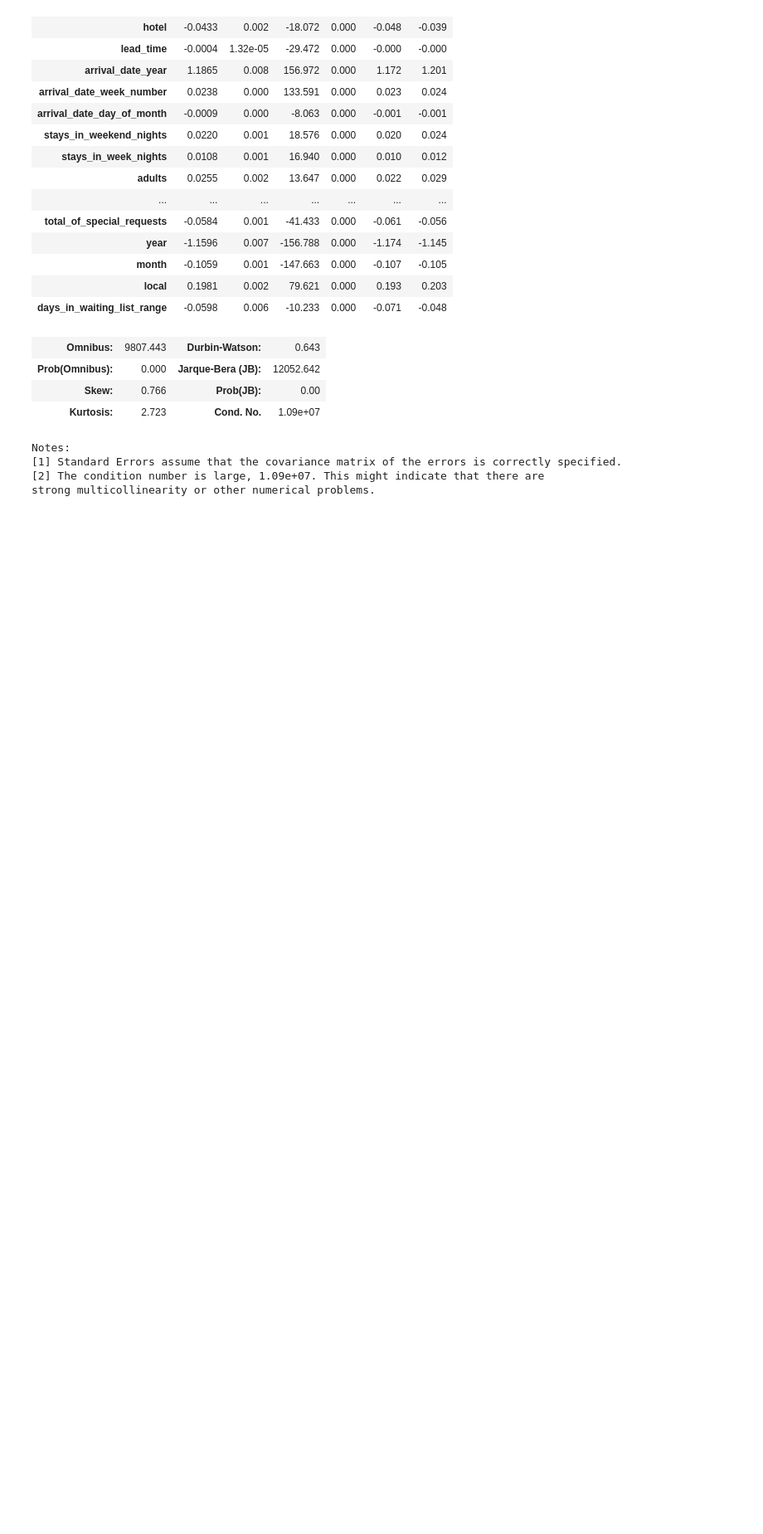
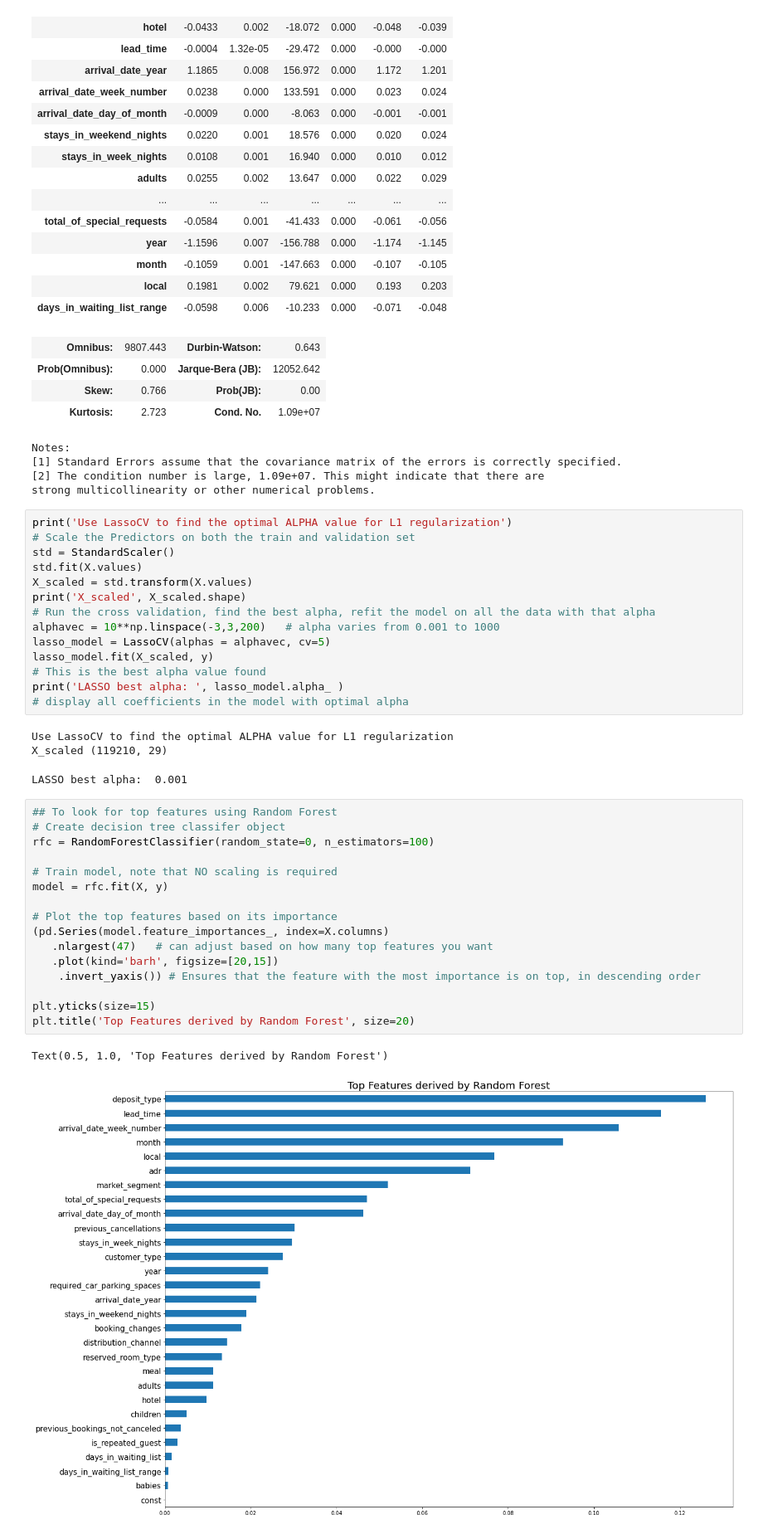
Before and after one commit to burakarslan/IDSA_Project03, a Jupyter notebook: 03- Model Selection & Feature Tuning.ipynb, the cells around one changed output. Shown at 83% size. Saved outputs shown, nothing was run; the diff lists cells and outputs as text; blank space fills up the shorter version.

```diff
--- a/03- Model Selection & Feature Tuning.ipynb
+++ b/03- Model Selection & Feature Tuning.ipynb
@@ -128,3 +146,40 @@ Notes:
 [1] Standard Errors assume that the covariance matrix of the errors is correctly specified.
 [2] The condition number is large, 1.09e+07. This might indicate that there are
 strong multicollinearity or other numerical problems.
+# %%
+print('Use LassoCV to find the optimal ALPHA value for L1 regularization')
+# Scale the Predictors on both the train and validation set
+std = StandardScaler()
+std.fit(X.values)
+X_scaled = std.transform(X.values)
+print('X_scaled', X_scaled.shape)
+# Run the cross validation, find the best alpha, refit the model on all the data with that alpha
+alphavec = 10**np.linspace(-3,3,200)   # alpha varies from 0.001 to 1000
+lasso_model = LassoCV(alphas = alphavec, cv=5)
+lasso_model.fit(X_scaled, y)
+# This is the best alpha value found
+print('LASSO best alpha: ', lasso_model.alpha_ )
+# display all coefficients in the model with optimal alpha
+# %% [output]
+Use LassoCV to find the optimal ALPHA value for L1 regularization
+X_scaled (119210, 29)
+LASSO best alpha:  0.001
+# %%
+## To look for top features using Random Forest
+# Create decision tree classifer object
+rfc = RandomForestClassifier(random_state=0, n_estimators=100)
+
+# Train model, note that NO scaling is required
+model = rfc.fit(X, y)
+
+# Plot the top features based on its importance
+(pd.Series(model.feature_importances_, index=X.columns)
+   .nlargest(47)   # can adjust based on how many top features you want
+   .plot(kind='barh', figsize=[20,15])
+    .invert_yaxis()) # Ensures that the feature with the most importance is on top, in descending order
+
+plt.yticks(size=15)
+plt.title('Top Features derived by Random Forest', size=20)
+# %% [output]
+Text(0.5, 1.0, 'Top Features derived by Random Forest')
+[figure, added]
```
Also changed, not shown: parts of 5 cells of this notebook, 2 other files.
